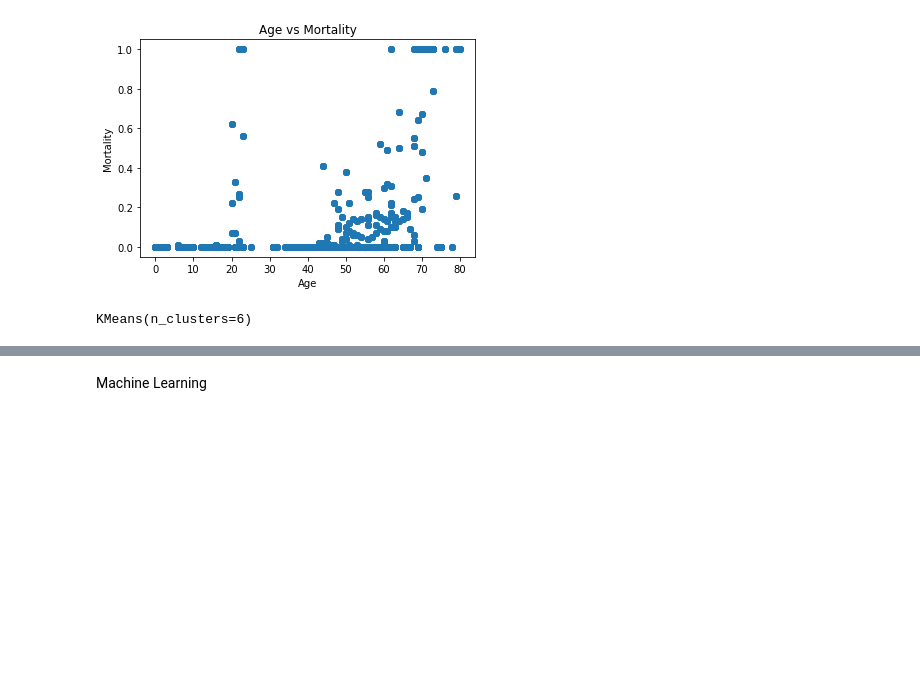
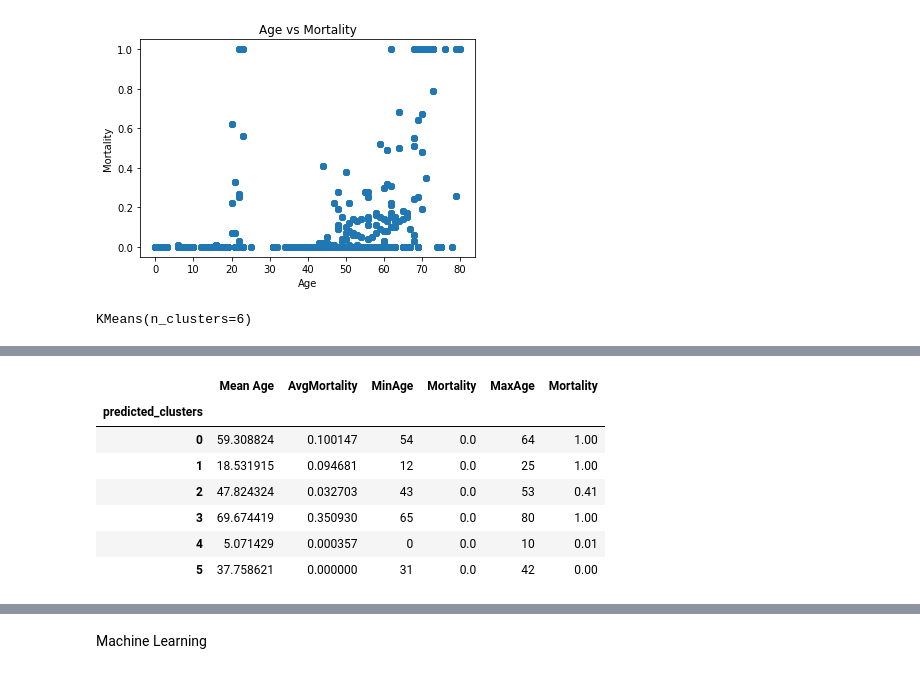
Before and after one commit to stellakk75/COVID-19RiskCalc, a Jupyter notebook: MachineLearningQ1.ipynb, the cells around one changed output, grey strips where cells are left out. Drawn from its saved outputs; the diff is of its cells as text; code cells hidden in the pictures; blank space fills up the shorter version.

```diff
--- a/MachineLearningQ1.ipynb
+++ b/MachineLearningQ1.ipynb
@@ -64,0 +142,2 @@ plt.scatter(X_test, y_test, c = labels, cmap='viridis')
+# %%
+riskAge = risk_age.drop(['y_test'], axis=1)
@@ -64,0 +160,9 @@ plt.scatter(X_test, y_test, c = labels, cmap='viridis')
+# %%
+mort = riskAge.groupby(by=["predicted_clusters"]).mean('Mortality')
+new_mort = mort.rename(columns={'Mortality':'AvgMortality'})
+# %%
+minimum = riskAge.groupby(by=["predicted_clusters"]).min('Mean Age')
+new_min = minimum.rename(columns={'Mean Age':'MinAge'})
+# %%
+maximum = riskAge.groupby(by=["predicted_clusters"]).max('Mean Age')
+new_max = maximum.rename(columns={'Mean Age':'MaxAge'})
@@ -64,0 +173,12 @@ plt.scatter(X_test, y_test, c = labels, cmap='viridis')
+# %%
+combined=pd.concat([new_mort, new_min, new_max],axis=1)
+combined
+# %% [output]
+|  | Mean Age | AvgMortality | MinAge | Mortality | MaxAge | Mortality |
+| predicted_clusters |  |  |  |  |  |  |
+| 0 | 59.308824 | 0.100147 | 54 | 0.0 | 64 | 1.00 |
+| 1 | 18.531915 | 0.094681 | 12 | 0.0 | 25 | 1.00 |
+| 2 | 47.824324 | 0.032703 | 43 | 0.0 | 53 | 0.41 |
+| 3 | 69.674419 | 0.350930 | 65 | 0.0 | 80 | 1.00 |
+| 4 | 5.071429 | 0.000357 | 0 | 0.0 | 10 | 0.01 |
+| 5 | 37.758621 | 0.000000 | 31 | 0.0 | 42 | 0.00 |
```
Also changed, not shown: parts of 29 cells of this notebook, 14 other files.
